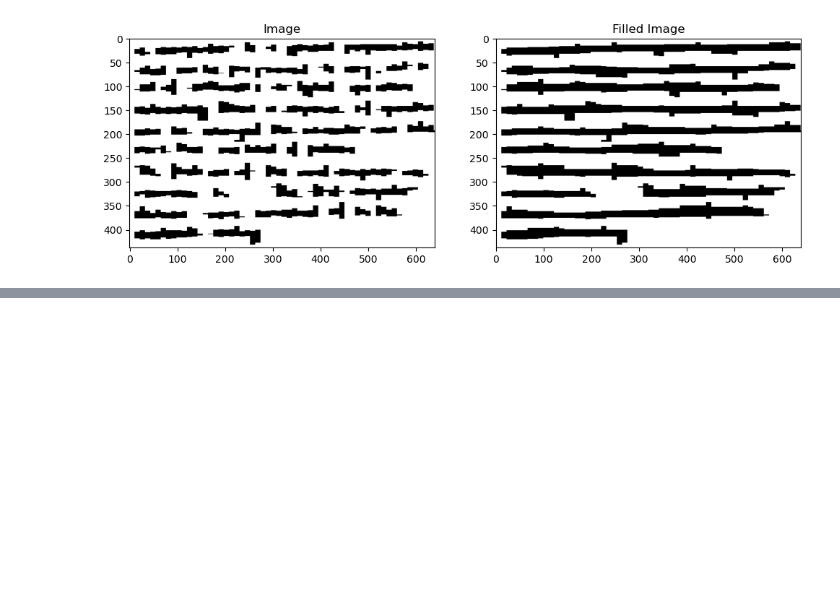
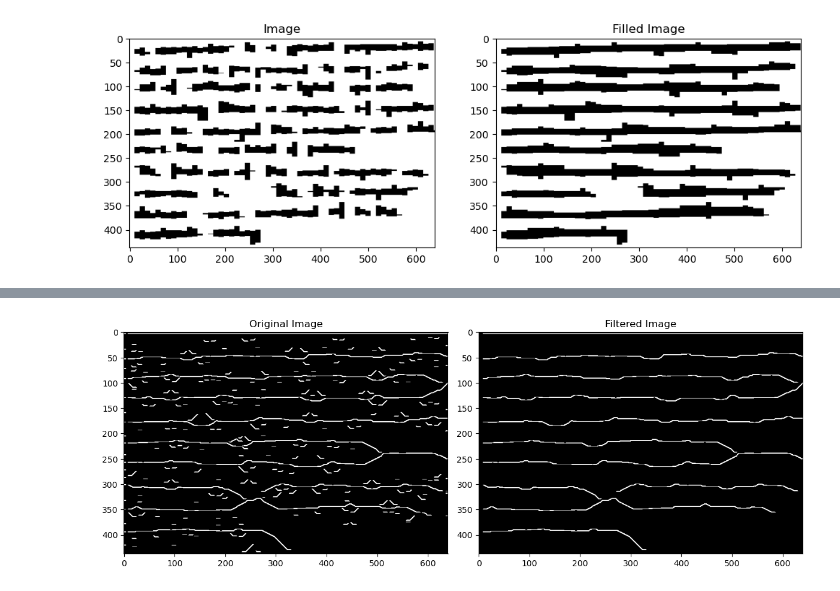
Before and after one commit to LalithaEvani/DIP_Project, a Jupyter notebook: main_2.ipynb, the cells around one changed output, grey strips where cells are left out. Cells and saved outputs as stored; diff of their text form; code cells hidden in the pictures; blank space fills up the shorter version.

```diff
--- a/main_2.ipynb
+++ b/main_2.ipynb
@@ -357,0 +327,54 @@ plt.imshow(thresholded_image, cmap='gray')
+# %%
+import cv2
+import numpy as np
+import matplotlib.pyplot as plt
+
+# Load the binary image
+# image = cv2.imread('image.png', cv2.IMREAD_GRAYSCALE)
+inverted_image = cv2.bitwise_not(thinned_background)
+H = np.array([[1, 2, 1],
+              [0, 0, 0],
+              [-1, -2, -1]], dtype=np.float32)
+
+# Apply the horizontal filter
+for i in range(4):
+    filtered_image = cv2.filter2D(inverted_image, -1, H)
+    inverted_image=filtered_image
+# Normalize and threshold the result
+filtered_image = cv2.normalize(filtered_image, None, 0, 255, cv2.NORM_MINMAX)
+_, thresholded_image = cv2.threshold(filtered_image, 50, 255, cv2.THRESH_BINARY)
+# Ensure the image is binary
+# _, binary_image = cv2.threshold(image, 127, 255, cv2.THRESH_BINARY)
+
+# Perform connected component analysis
+num_labels, labels, stats, _ = cv2.connectedComponentsWithStats(thresholded_image, connectivity=8)
+
+# Get image dimensions
+image_height, image_width = thresholded_image.shape
+
+# Minimum line length (1/5th of image width)
+min_length = image_width / 5
+
+# Create an empty mask for the filtered image
+filtered_image = np.zeros_like(thresholded_image)
+
+# Loop through each component
+for i in range(1, num_labels):  # Skip the background (label 0)
+    x, y, w, h, area = stats[i]  # Bounding box and area
+    if w > min_length:  # Keep only components with width greater than min_length
+        filtered_image[labels == i] = 255
+
+# Display results
+plt.figure(figsize=(12, 6))
+plt.subplot(1, 2, 1)
+plt.title("Original Image")
+plt.imshow(inverted_image, cmap='gray')
+
+plt.subplot(1, 2, 2)
+plt.title("Filtered Image")
+plt.imshow(filtered_image, cmap='gray')
+
+plt.tight_layout()
+plt.show()
+# %% [output]
+[figure, added]
```
Also changed, not shown: parts of 11 cells of this notebook.
